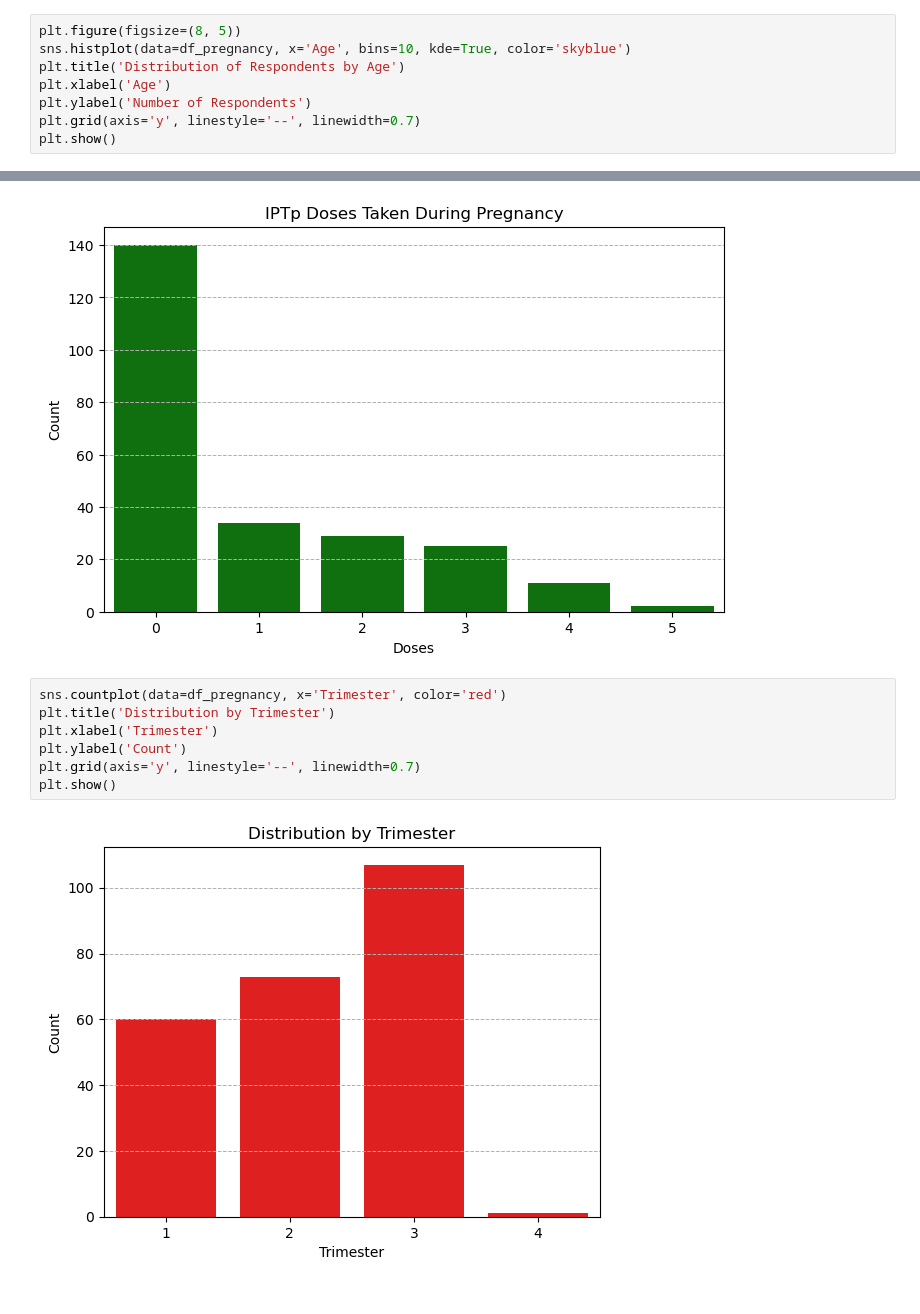
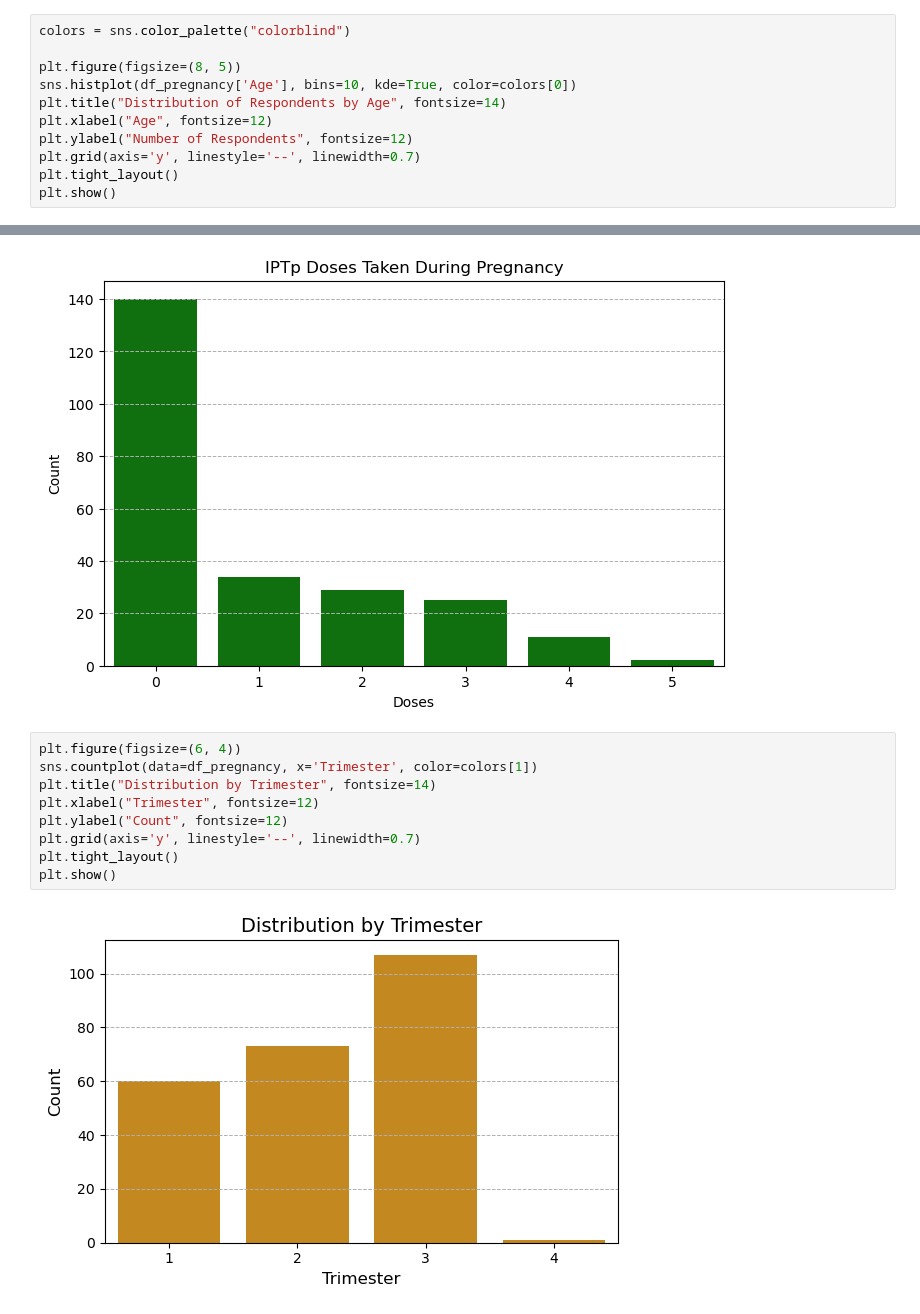
Before and after one commit to RichelCode/uti-pregnancy-analysis, a Jupyter notebook: Untitled.ipynb, the cells around one changed output, grey strips where cells are left out. Saved outputs shown, nothing was run; the diff lists cells and outputs as text.

```diff
--- a/Untitled.ipynb
+++ b/Untitled.ipynb
@@ -230,11 +230,14 @@ Not sure             38
 Positive for  UTI    33
 Name: count, dtype: int64
 # %%
+colors = sns.color_palette("colorblind")
+
 plt.figure(figsize=(8, 5))
-sns.histplot(data=df_pregnancy, x='Age', bins=10, kde=True, color='skyblue')
-plt.title('Distribution of Respondents by Age')
-plt.xlabel('Age')
-plt.ylabel('Number of Respondents')
+sns.histplot(df_pregnancy['Age'], bins=10, kde=True, color=colors[0])
+plt.title("Distribution of Respondents by Age", fontsize=14)
+plt.xlabel("Age", fontsize=12)
+plt.ylabel("Number of Respondents", fontsize=12)
 plt.grid(axis='y', linestyle='--', linewidth=0.7)
+plt.tight_layout()
 plt.show()
 # %% [output]
@@ -260,11 +263,13 @@ plt.show()
 # %% [output]
 [figure]
 # %%
-sns.countplot(data=df_pregnancy, x='Trimester', color='red')
-plt.title('Distribution by Trimester')
-plt.xlabel('Trimester')
-plt.ylabel('Count')
+plt.figure(figsize=(6, 4))
+sns.countplot(data=df_pregnancy, x='Trimester', color=colors[1])
+plt.title("Distribution by Trimester", fontsize=14)
+plt.xlabel("Trimester", fontsize=12)
+plt.ylabel("Count", fontsize=12)
 plt.grid(axis='y', linestyle='--', linewidth=0.7)
+plt.tight_layout()
 plt.show()
 # %% [output]
-[figure, old version]
+[figure, new version]
```
Also changed, not shown: parts of 17 cells of this notebook.
